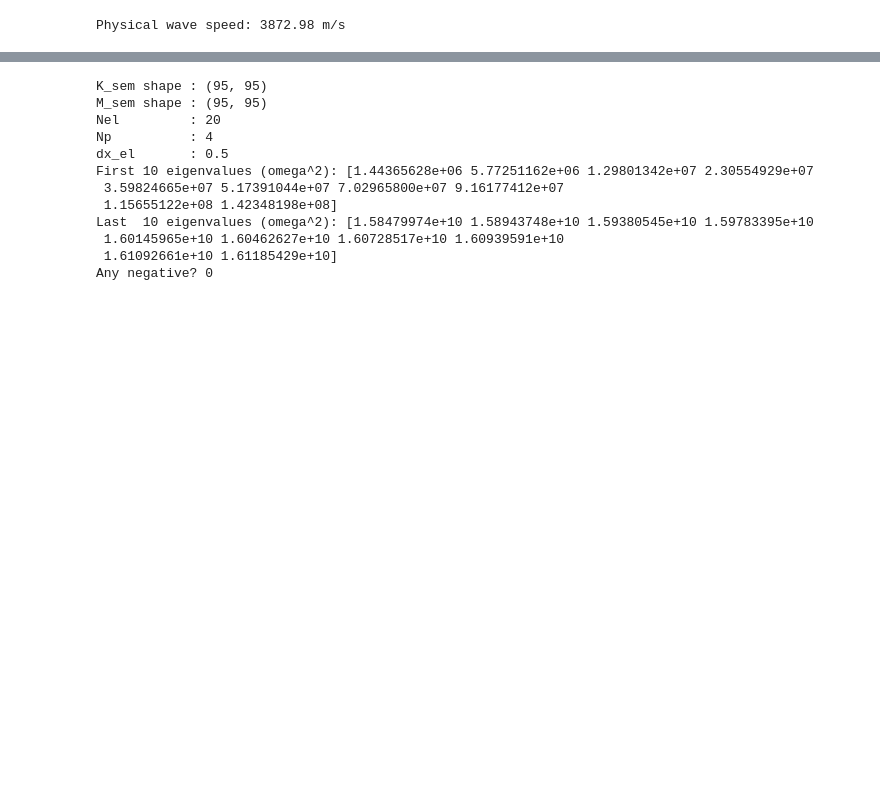
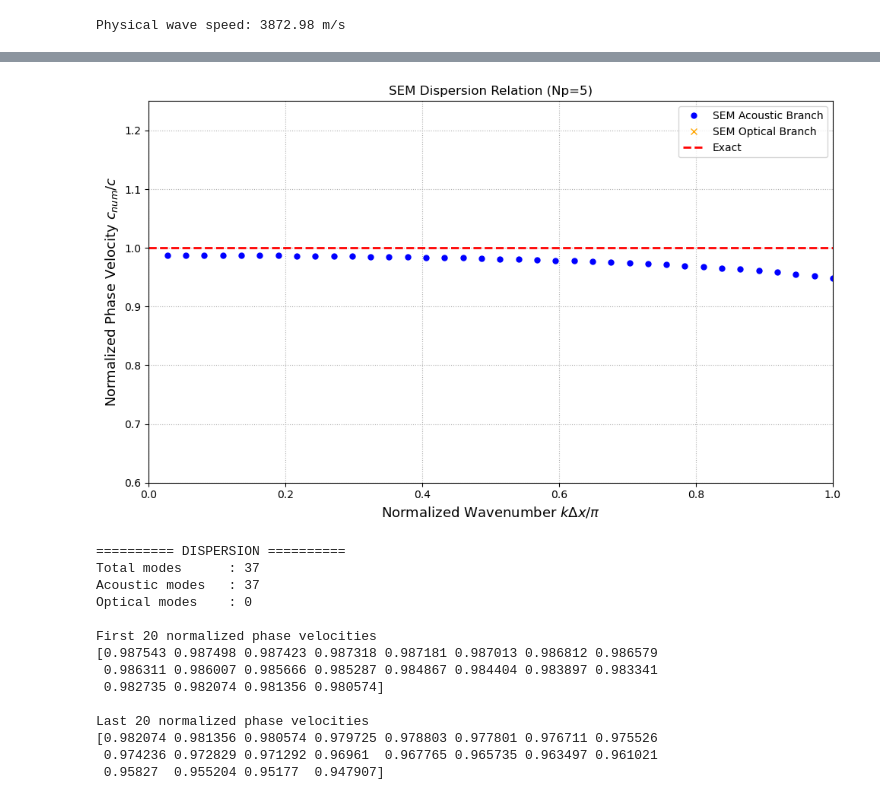
Before and after one commit to rka-tc/1D-elastic-wave-SEM-QC, a Jupyter notebook: main.ipynb, the cells around one changed output, grey strips where cells are left out. Cells and saved outputs as stored; diff of their text form; code cells hidden in the pictures; blank space fills up the shorter version.

```diff
--- a/main.ipynb
+++ b/main.ipynb
@@ -519,5 +313,0 @@ Ratio      : [0.9874984  0.98731767 0.98701291 0.98657865 0.98600691]
-# %%
-eigvals = np.linalg.eigvalsh(K_sem)
-print("min eigenvalue:", eigvals.min())   # should be most negative
-print("max eigenvalue:", eigvals.max())   # should be < 0 (after BCs)
-print("any positive?", np.any(eigvals > 1e-10))
@@ -736,24 +457,0 @@ c_norm range      : [0.987498, 0.875899]
-# %%
-print("K_sem shape :", K_sem.shape)
-print("M_sem shape :", M_sem.shape)
-print("Nel         :", 20)
-print("Np          :", 4)
-print("dx_el       :", 0.5)
-
-vals = np.linalg.eigvalsh(K_tilde)
-print("First 10 eigenvalues (omega^2):", np.sort(vals)[:10])
-print("Last  10 eigenvalues (omega^2):", np.sort(vals)[-10:])
-print("Any negative?", np.sum(vals < -1e-10))
-# %% [output]
-K_sem shape : (95, 95)
-M_sem shape : (95, 95)
-Nel         : 20
-Np          : 4
-dx_el       : 0.5
-First 10 eigenvalues (omega^2): [1.44365628e+06 5.77251162e+06 1.29801342e+07 2.30554929e+07
- 3.59824665e+07 5.17391044e+07 7.02965800e+07 9.16177412e+07
- 1.15655122e+08 1.42348198e+08]
-Last  10 eigenvalues (omega^2): [1.58479974e+10 1.58943748e+10 1.59380545e+10 1.59783395e+10
- 1.60145965e+10 1.60462627e+10 1.60728517e+10 1.60939591e+10
- 1.61092661e+10 1.61185429e+10]
-Any negative? 0
@@ -760,3 +640,33 @@ Any negative? 0
+# %%
+Np = 5
+nx = 193
+
+Nel = int((nx-1)/Np-1)
+
+plot_dispersion_branches(
+    M_sem=M_sem,
+    K_sem=K_sem,
+    c_phys=c_phys,
+    L=10,
+    dx_el=10/Nel,
+    Np=Np
+)
+# %% [output]
+[figure, added]
+========== DISPERSION ==========
+Total modes      : 37
+Acoustic modes   : 37
+Optical modes    : 0
+
+First 20 normalized phase velocities
+[0.987543 0.987498 0.987423 0.987318 0.987181 0.987013 0.986812 0.986579
+ 0.986311 0.986007 0.985666 0.985287 0.984867 0.984404 0.983897 0.983341
+ 0.982735 0.982074 0.981356 0.980574]
+
+Last 20 normalized phase velocities
+[0.982074 0.981356 0.980574 0.979725 0.978803 0.977801 0.976711 0.975526
+ 0.974236 0.972829 0.971292 0.96961  0.967765 0.965735 0.963497 0.961021
+ 0.95827  0.955204 0.95177  0.947907]
 # %%
 peak_sem = np.max(np.abs(u_exp_interp))
 peak_fd = np.max(np.abs(u_fd_interp))
```
Also changed, not shown: parts of 64 cells of this notebook, 29 other files.
